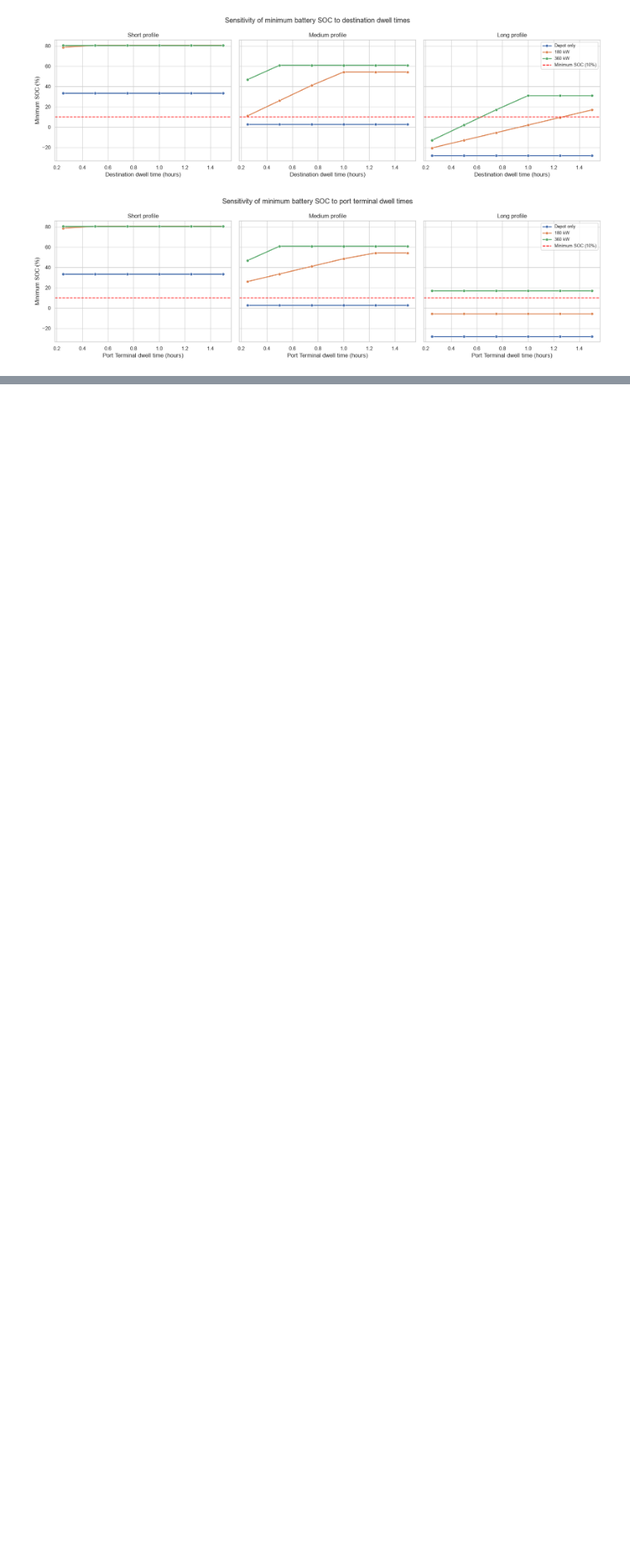
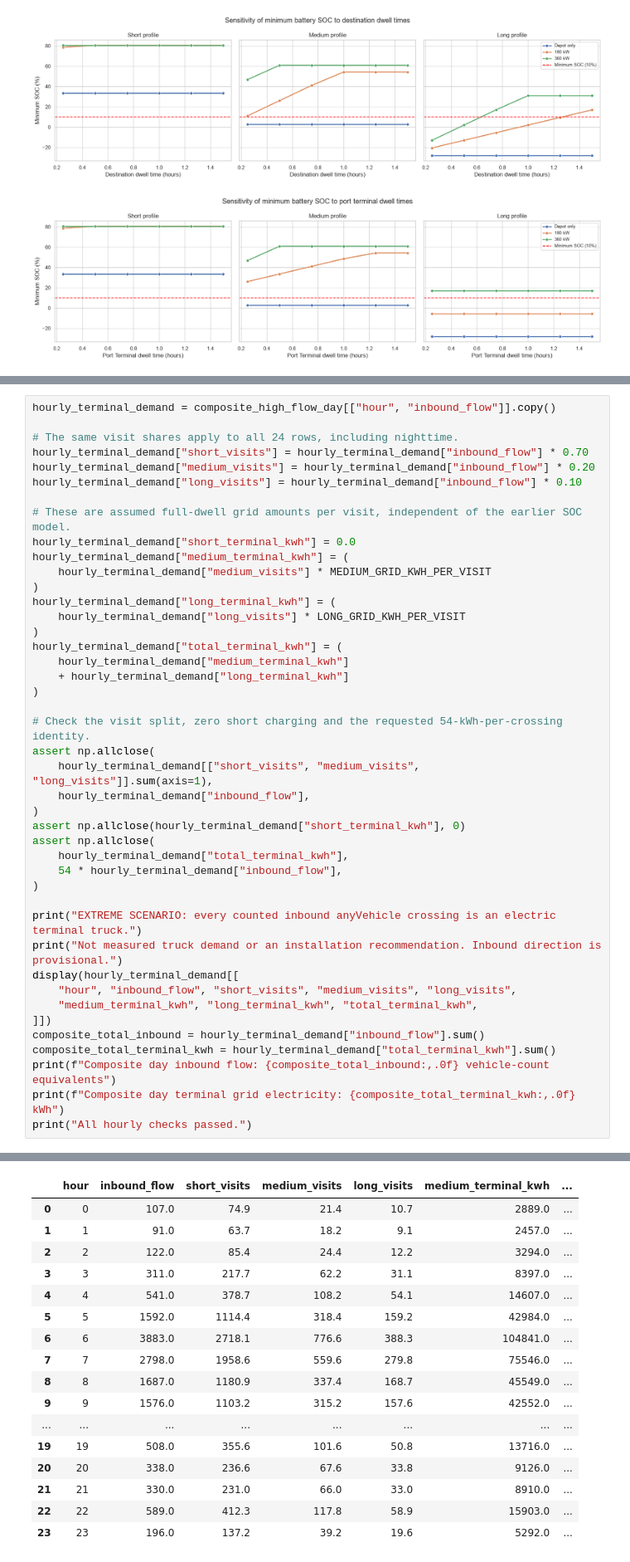
Before and after one commit to sandrazhu21/-TIL6022-TIL-Python-Programming-Group-21, a Jupyter notebook: Final_code.ipynb, the cells around one changed output, grey strips where cells are left out. Shown at 83% size. Saved outputs shown, nothing was run; the diff lists cells and outputs as text; blank space fills up the shorter version.

```diff
--- a/Final_code.ipynb
+++ b/Final_code.ipynb
@@ -996,0 +1023,44 @@ Maximum Speed Hour:     22:00 (197 veh/h) | Speed: 110.5 km/h | Energy Factor: 1
+# %%
+hourly_terminal_demand = composite_high_flow_day[["hour", "inbound_flow"]].copy()
+
+# The same visit shares apply to all 24 rows, including nighttime.
+hourly_terminal_demand["short_visits"] = hourly_terminal_demand["inbound_flow"] * 0.70
+hourly_terminal_demand["medium_visits"] = hourly_terminal_demand["inbound_flow"] * 0.20
+hourly_terminal_demand["long_visits"] = hourly_terminal_demand["inbound_flow"] * 0.10
+
+# These are assumed full-dwell grid amounts per visit, independent of the earlier SOC model.
+hourly_terminal_demand["short_terminal_kwh"] = 0.0
+hourly_terminal_demand["medium_terminal_kwh"] = (
+    hourly_terminal_demand["medium_visits"] * MEDIUM_GRID_KWH_PER_VISIT
+)
+hourly_terminal_demand["long_terminal_kwh"] = (
+    hourly_terminal_demand["long_visits"] * LONG_GRID_KWH_PER_VISIT
+)
+hourly_terminal_demand["total_terminal_kwh"] = (
+    hourly_terminal_demand["medium_terminal_kwh"]
+    + hourly_terminal_demand["long_terminal_kwh"]
+)
+
+# Check the visit split, zero short charging and the requested 54-kWh-per-crossing identity.
+assert np.allclose(
+    hourly_terminal_demand[["short_visits", "medium_visits", "long_visits"]].sum(axis=1),
+    hourly_terminal_demand["inbound_flow"],
+)
+assert np.allclose(hourly_terminal_demand["short_terminal_kwh"], 0)
+assert np.allclose(
+    hourly_terminal_demand["total_terminal_kwh"],
+    54 * hourly_terminal_demand["inbound_flow"],
+)
+
+print("EXTREME SCENARIO: every counted inbound anyVehicle crossing is an electric terminal truck.")
+print("Not measured truck demand or an installation recommendation. Inbound direction is provisional.")
+display(hourly_terminal_demand[[
+    "hour", "inbound_flow", "short_visits", "medium_visits", "long_visits",
+    "medium_terminal_kwh", "long_terminal_kwh", "total_terminal_kwh",
+]])
+composite_total_inbound = hourly_terminal_demand["inbound_flow"].sum()
+composite_total_terminal_kwh = hourly_terminal_demand["total_terminal_kwh"].sum()
+print(f"Composite day inbound flow: {composite_total_inbound:,.0f} vehicle-count equivalents")
+print(f"Composite day terminal grid electricity: {composite_total_terminal_kwh:,.0f} kWh")
+print("All hourly checks passed.")
+# %% [output]
@@ -996,0 +1069,17 @@ Maximum Speed Hour:     22:00 (197 veh/h) | Speed: 110.5 km/h | Energy Factor: 1
+|  | hour | inbound_flow | short_visits | medium_visits | long_visits | medium_terminal_kwh | ... |
+| 0 | 0 | 107.0 | 74.9 | 21.4 | 10.7 | 2889.0 | ... |
+| 1 | 1 | 91.0 | 63.7 | 18.2 | 9.1 | 2457.0 | ... |
+| 2 | 2 | 122.0 | 85.4 | 24.4 | 12.2 | 3294.0 | ... |
+| 3 | 3 | 311.0 | 217.7 | 62.2 | 31.1 | 8397.0 | ... |
+| 4 | 4 | 541.0 | 378.7 | 108.2 | 54.1 | 14607.0 | ... |
+| 5 | 5 | 1592.0 | 1114.4 | 318.4 | 159.2 | 42984.0 | ... |
+| 6 | 6 | 3883.0 | 2718.1 | 776.6 | 388.3 | 104841.0 | ... |
+| 7 | 7 | 2798.0 | 1958.6 | 559.6 | 279.8 | 75546.0 | ... |
+| 8 | 8 | 1687.0 | 1180.9 | 337.4 | 168.7 | 45549.0 | ... |
+| 9 | 9 | 1576.0 | 1103.2 | 315.2 | 157.6 | 42552.0 | ... |
+| ... | ... | ... | ... | ... | ... | ... | ... |
+| 19 | 19 | 508.0 | 355.6 | 101.6 | 50.8 | 13716.0 | ... |
+| 20 | 20 | 338.0 | 236.6 | 67.6 | 33.8 | 9126.0 | ... |
+| 21 | 21 | 330.0 | 231.0 | 66.0 | 33.0 | 8910.0 | ... |
+| 22 | 22 | 589.0 | 412.3 | 117.8 | 58.9 | 15903.0 | ... |
+| 23 | 23 | 196.0 | 137.2 | 39.2 | 19.6 | 5292.0 | ... |
```
Also changed, not shown: parts of 8 cells of this notebook.
